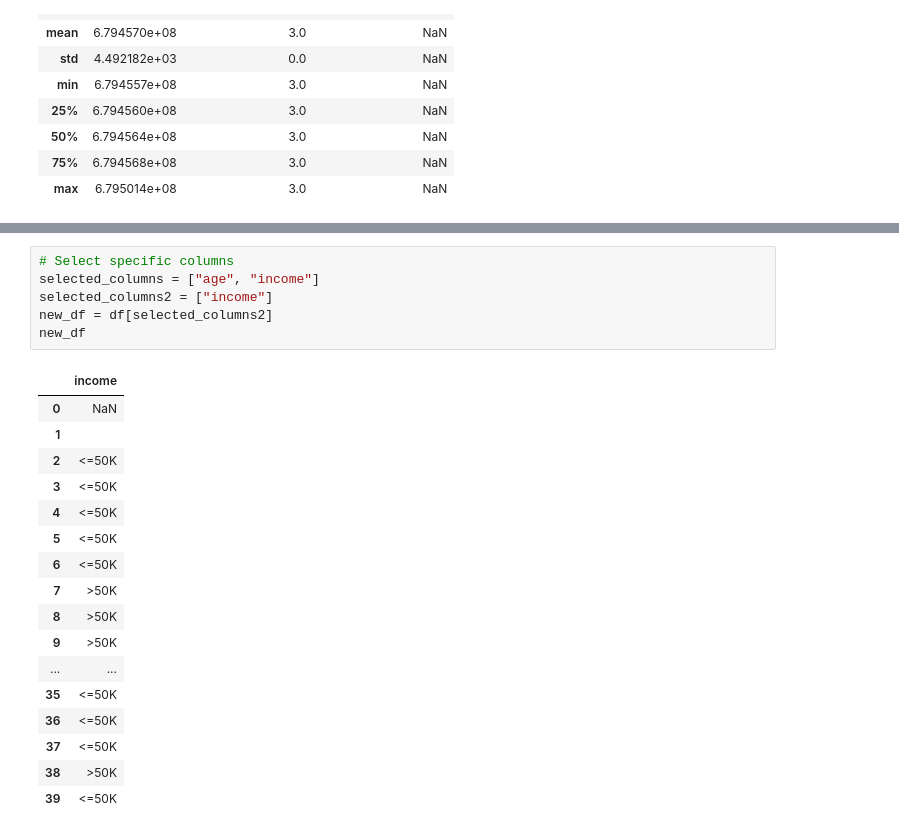
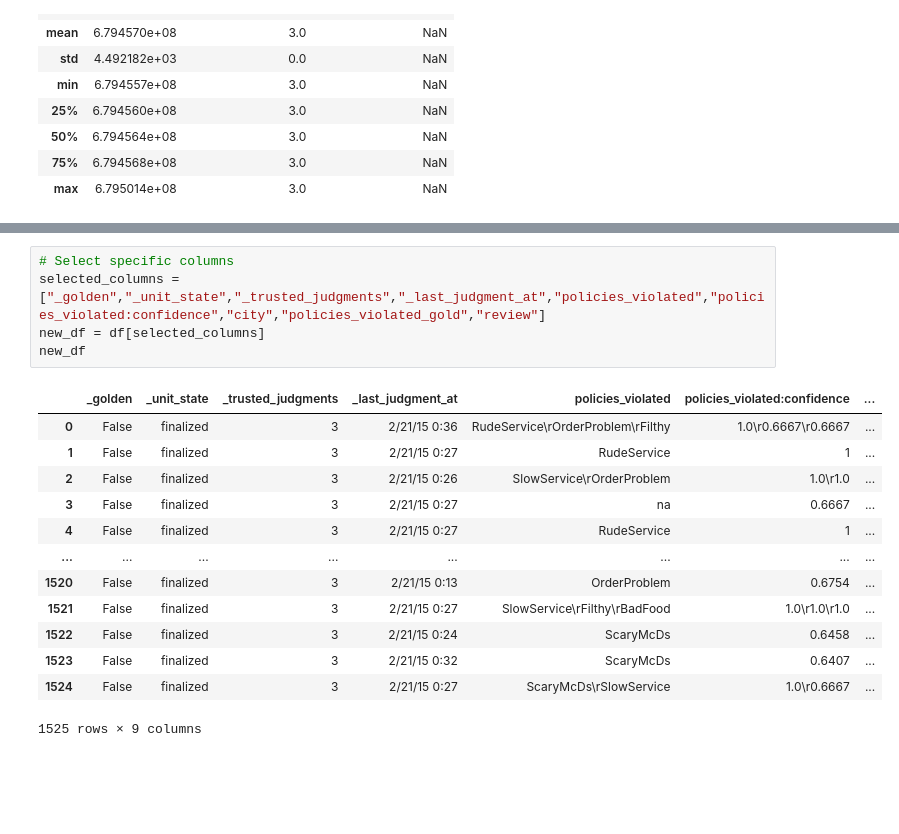
Before and after one commit to mamud1977/bootup, a Jupyter notebook: data_preprocessing.ipynb, the cells around one changed output, grey strips where cells are left out. Drawn from its saved outputs; the diff is of its cells as text; blank space fills up the shorter version.

```diff
--- a/data_preprocessing.ipynb
+++ b/data_preprocessing.ipynb
@@ -86,28 +81,23 @@ df.isnull().sum()
 dtype: int64
 # %%
 # Select specific columns
-selected_columns = ["age", "income"]
-selected_columns2 = ["income"]
-new_df = df[selected_columns2]
+selected_columns = ["_golden","_unit_state","_trusted_judgments","_last_judgment_at","policies_violated","policies_violated:confidence","city","policies_violated_gold","review"]
+new_df = df[selected_columns]
 new_df
 # %% [output]
-|  | income |
-| 0 | NaN |
-| 1 |  |
-| 2 | <=50K |
-| 3 | <=50K |
-| 4 | <=50K |
-| 5 | <=50K |
-| 6 | <=50K |
-| 7 | >50K |
-| 8 | >50K |
-| 9 | >50K |
-| ... | ... |
-| 35 | <=50K |
-| 36 | <=50K |
-| 37 | <=50K |
-| 38 | >50K |
-| 39 | <=50K |
+|  | _golden | _unit_state | _trusted_judgments | _last_judgment_at | policies_violated | policies_violated:confidence | ... |
+| 0 | False | finalized | 3 | 2/21/15 0:36 | RudeService\rOrderProblem\rFilthy | 1.0\r0.6667\r0.6667 | ... |
+| 1 | False | finalized | 3 | 2/21/15 0:27 | RudeService | 1 | ... |
+| 2 | False | finalized | 3 | 2/21/15 0:26 | SlowService\rOrderProblem | 1.0\r1.0 | ... |
+| 3 | False | finalized | 3 | 2/21/15 0:27 | na | 0.6667 | ... |
+| 4 | False | finalized | 3 | 2/21/15 0:27 | RudeService | 1 | ... |
+| ... | ... | ... | ... | ... | ... | ... | ... |
+| 1520 | False | finalized | 3 | 2/21/15 0:13 | OrderProblem | 0.6754 | ... |
+| 1521 | False | finalized | 3 | 2/21/15 0:27 | SlowService\rFilthy\rBadFood | 1.0\r1.0\r1.0 | ... |
+| 1522 | False | finalized | 3 | 2/21/15 0:24 | ScaryMcDs | 0.6458 | ... |
+| 1523 | False | finalized | 3 | 2/21/15 0:32 | ScaryMcDs | 0.6407 | ... |
+| 1524 | False | finalized | 3 | 2/21/15 0:27 | ScaryMcDs\rSlowService | 1.0\r0.6667 | ... |
+1525 rows × 9 columns
 # %%
 df.isnull().count()
 # %% [output]
```
Also changed, not shown: parts of 2 cells of this notebook.
